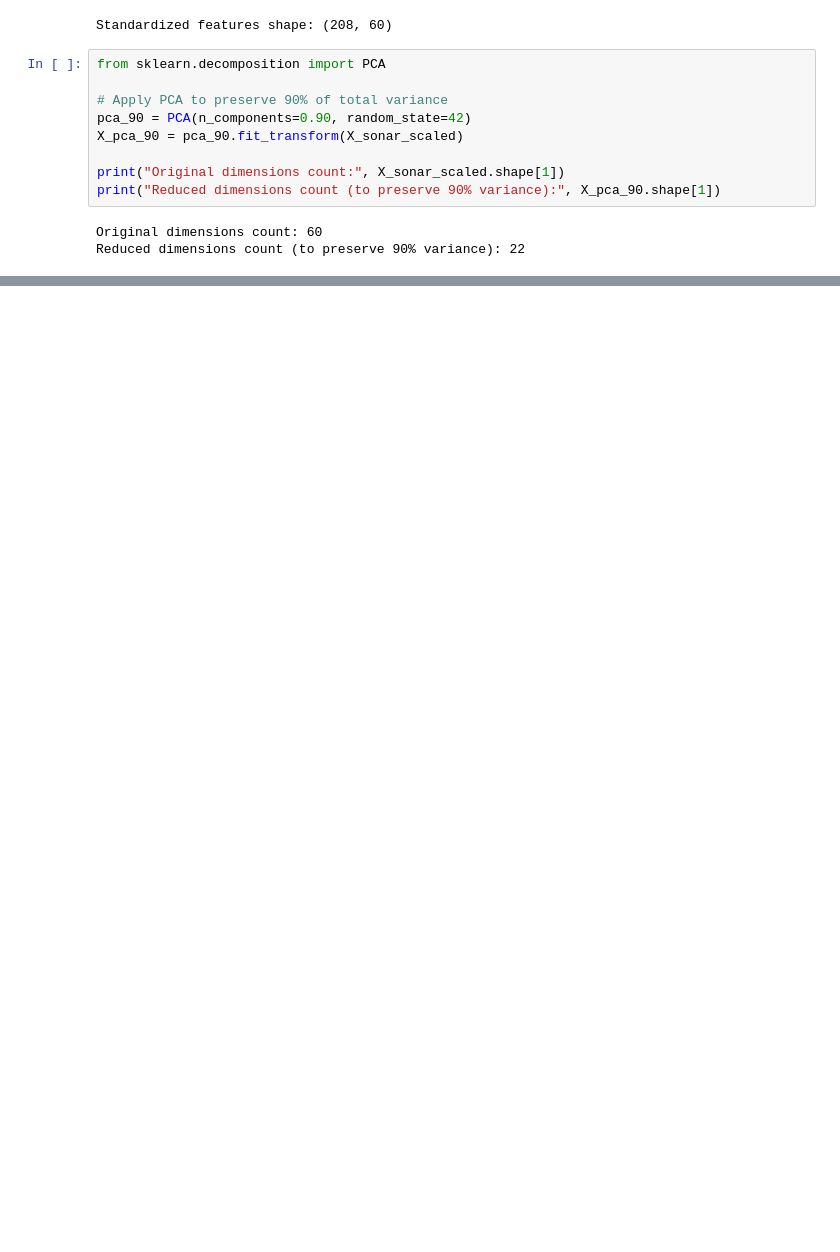
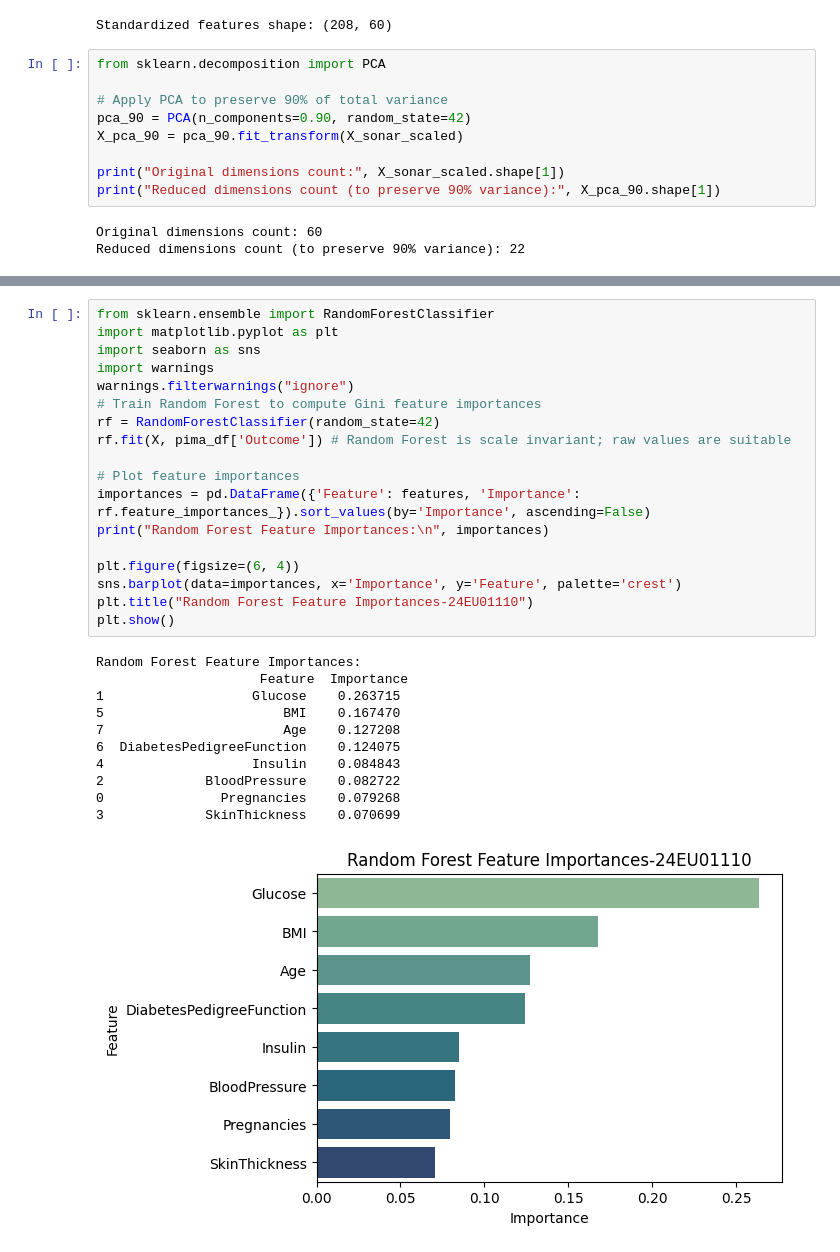
Before and after one commit to kowsik-pro/ml, a Jupyter notebook: LAB2.ipynb, the cells around one changed output, grey strips where cells are left out. Drawn from its saved outputs; the diff is of its cells as text; blank space fills up the shorter version.

```diff
--- a/LAB2.ipynb
+++ b/LAB2.ipynb
@@ -236,0 +282,30 @@ Accuracy using 22 PCA components:  87.30%
+# %%
+from sklearn.ensemble import RandomForestClassifier
+import matplotlib.pyplot as plt
+import seaborn as sns
+import warnings
+warnings.filterwarnings("ignore")
+# Train Random Forest to compute Gini feature importances
+rf = RandomForestClassifier(random_state=42)
+rf.fit(X, pima_df['Outcome']) # Random Forest is scale invariant; raw values are suitable
+
+# Plot feature importances
+importances = pd.DataFrame({'Feature': features, 'Importance': rf.feature_importances_}).sort_values(by='Importance', ascending=False)
+print("Random Forest Feature Importances:\n", importances)
+
+plt.figure(figsize=(6, 4))
+sns.barplot(data=importances, x='Importance', y='Feature', palette='crest')
+plt.title("Random Forest Feature Importances-24EU01110")
+plt.show()
+# %% [output]
+Random Forest Feature Importances:
+                     Feature  Importance
+1                   Glucose    0.263715
+5                       BMI    0.167470
+7                       Age    0.127208
+6  DiabetesPedigreeFunction    0.124075
+4                   Insulin    0.084843
+2             BloodPressure    0.082722
+0               Pregnancies    0.079268
+3             SkinThickness    0.070699
+[figure, added]
```
Also changed, not shown: parts of 11 cells of this notebook.
